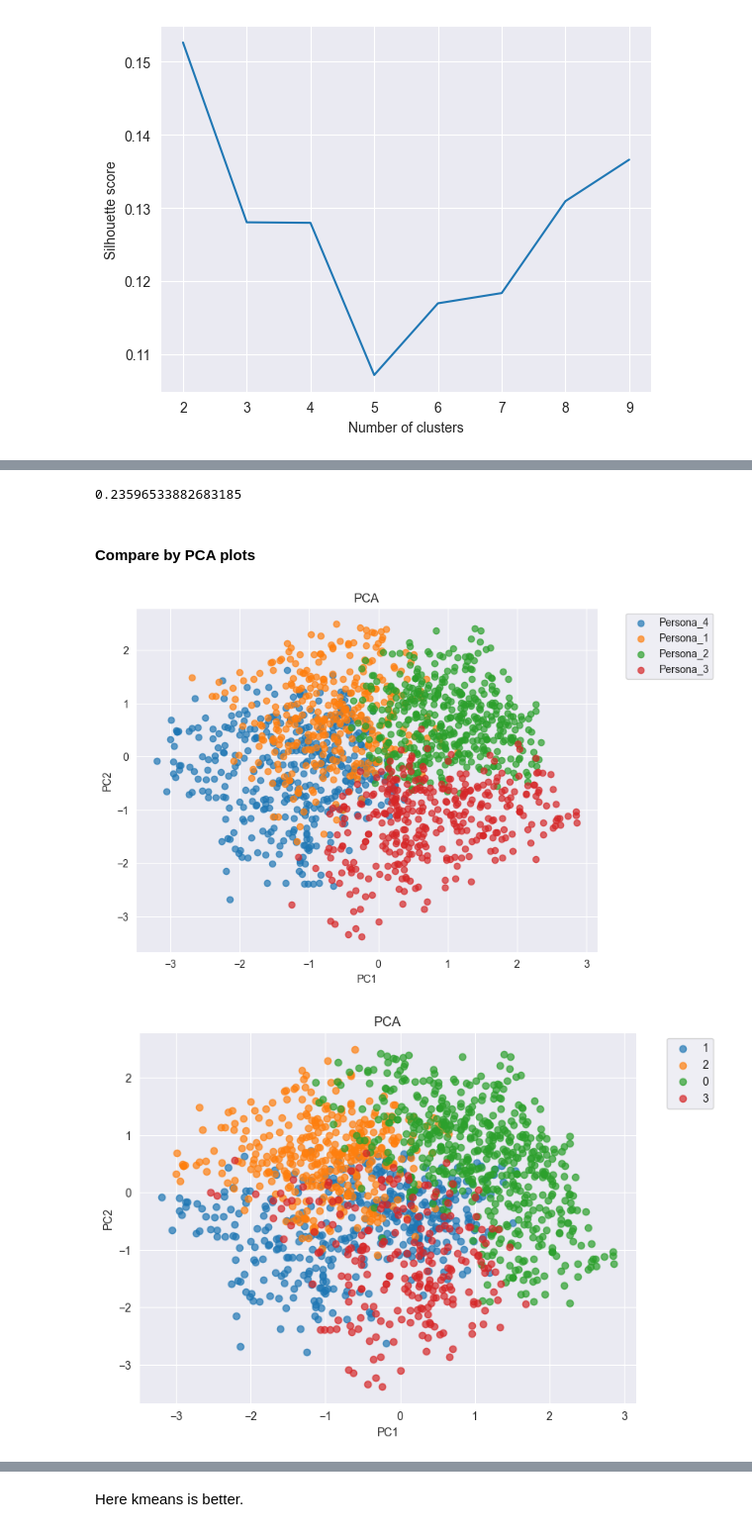
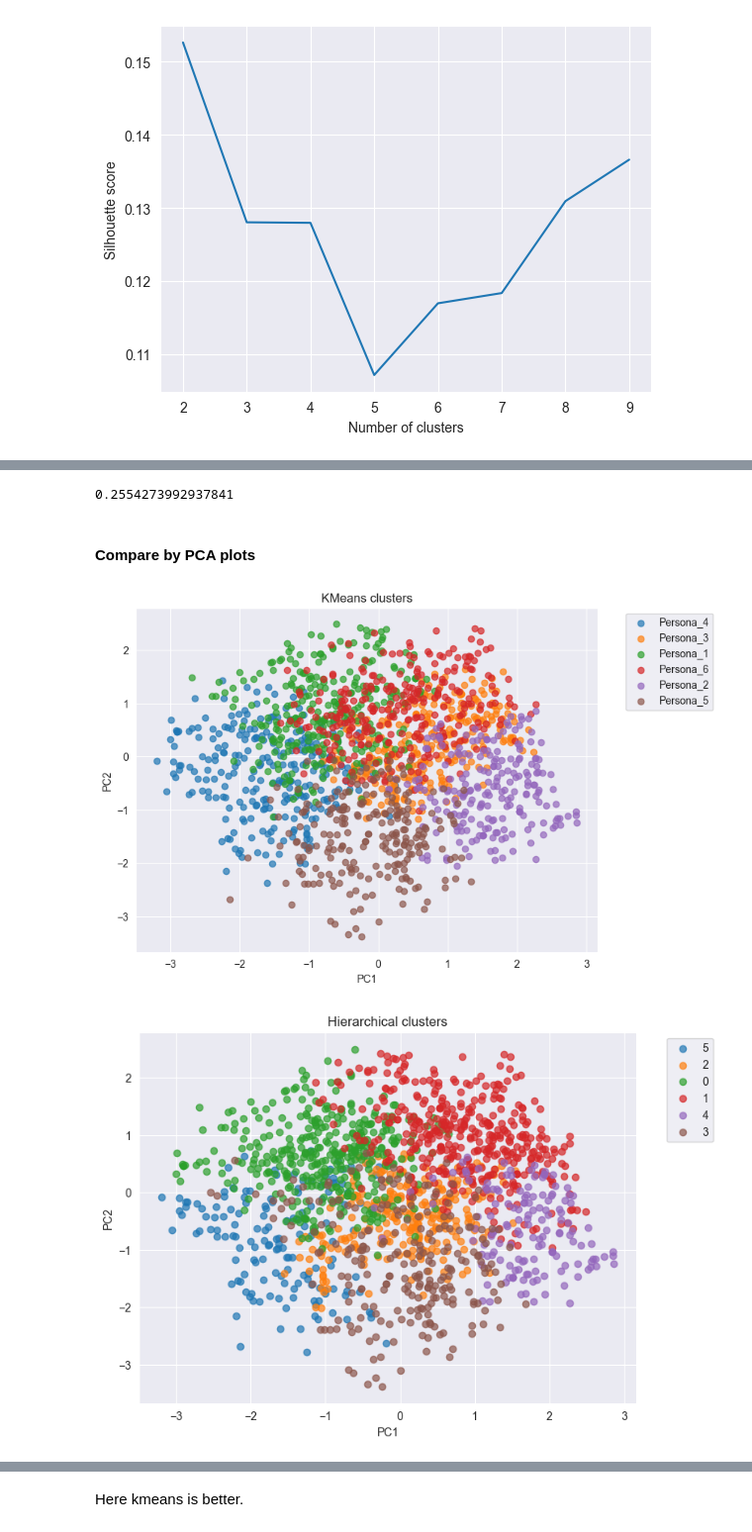
Before and after one commit to MagdalenaWilk/Personality-Driven_Behaviour_in_Synthetic_Social_Networks, a Jupyter notebook: reddit_data_analysis.ipynb, the cells around one changed output, grey strips where cells are left out. Shown at 99% size. Saved outputs shown, nothing was run; the diff lists cells and outputs as text; code cells hidden in the pictures.

```diff
--- a/reddit_data_analysis.ipynb
+++ b/reddit_data_analysis.ipynb
@@ -106,6 +112,6 @@ k=8 silhouette=0.1849
 k=9 silhouette=0.1915
 [figure]
 # %%
-valid_users = create_personae(5, valid_users, features_df)
+valid_users = create_personae(6, valid_users, features_df)
 # %% [output]
 persona
@@ -158,7 +177,7 @@ k=9 silhouette=0.1366
 [figure]
 # %%
 model = AgglomerativeClustering(
-    n_clusters=4,          # same as KMeans for comparison
+    n_clusters=6,          # same as KMeans for comparison
     linkage='ward'         # best default
     # linkage='average'   # more flexible
     # linkage='complete'  # tighter clusters
@@ -185,7 +204,7 @@ valid_users.head()
 # %%
 adjusted_rand_score(valid_users['hier_cluster'], valid_users['persona'])
 # %% [output]
-0.23596533882683185
+0.2554273992937841
 # %% [markdown]
 #### Compare by PCA plots
 # %%
@@ -222,13 +241,13 @@ def plot_pca(plot_df, colour_by=None, title='PCA'):
     plt.legend(bbox_to_anchor=(1.05, 1), loc='upper left')
     plt.show()
 # %%
-plot_pca(plot_df, colour_by='kmeans')
+plot_pca(plot_df, colour_by='kmeans', title='KMeans clusters')
 # %% [output]
-[figure, old version]
+[figure, new version]
 # %%
-plot_pca(plot_df, colour_by='hierarchical')
+plot_pca(plot_df, colour_by='hierarchical', title='Hierarchical clusters')
 # %% [output]
-[figure, old version]
+[figure, new version]
 # %%
 sil_kmeans = silhouette_score(features_df, valid_users['persona'])
 sil_hier = silhouette_score(features_df, valid_users['hier_cluster'])
```
Also changed, not shown: parts of 37 cells of this notebook.
